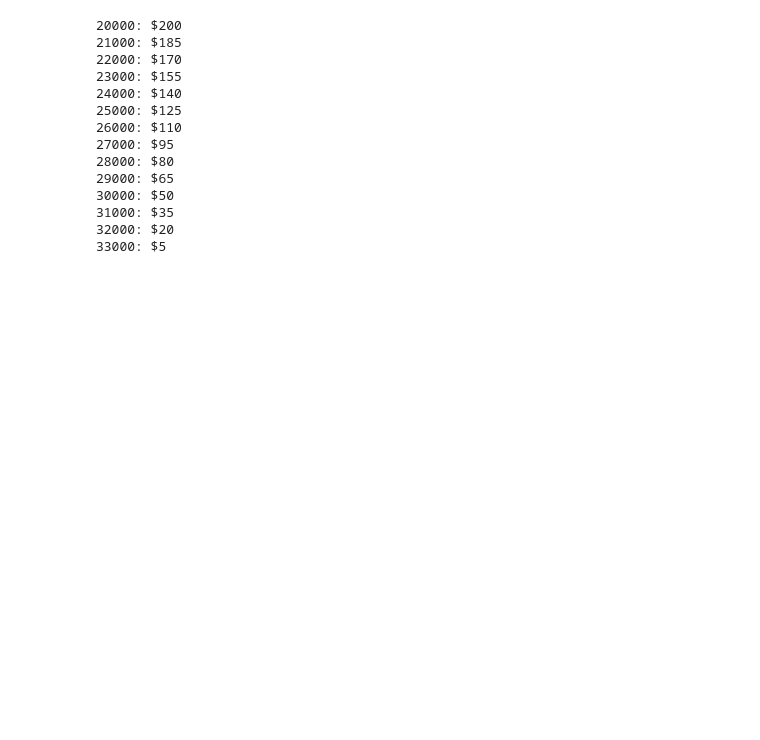
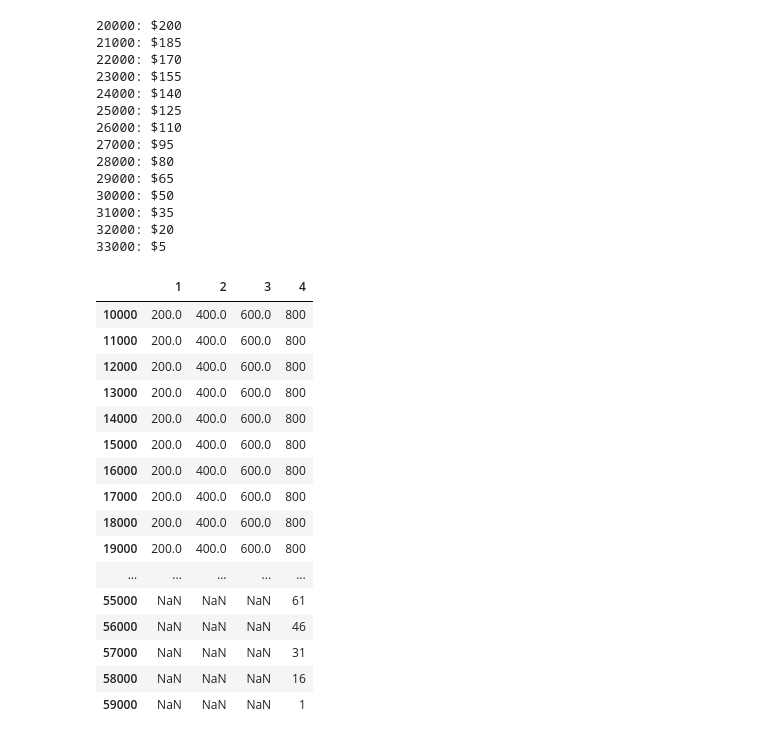
Before and after one commit to matthewstidham/food_stamp, a Jupyter notebook: food stamp policy.ipynb, the cells around one changed output. Drawn from its saved outputs; the diff is of its cells as text; code cells hidden in the pictures; blank space fills up the shorter version.

```diff
--- a/food stamp policy.ipynb
+++ b/food stamp policy.ipynb
@@ -67,3 +69,32 @@ for income in range(20,80):
 31000: $35
 32000: $20
 33000: $5
+# %%
+results = dict()
+for members in range(1,5):
+    results[members] = dict()
+    for income in range(10,80):
+        result = food_stamp_calculator(income=income*1000, family=members)
+        if result > 0:
+            results[members][income * 1000] = result
+# %%
+df = pd.DataFrame(results)
+df
+# %% [output]
+|  | 1 | 2 | 3 | 4 |
+| 10000 | 200.0 | 400.0 | 600.0 | 800 |
+| 11000 | 200.0 | 400.0 | 600.0 | 800 |
+| 12000 | 200.0 | 400.0 | 600.0 | 800 |
+| 13000 | 200.0 | 400.0 | 600.0 | 800 |
+| 14000 | 200.0 | 400.0 | 600.0 | 800 |
+| 15000 | 200.0 | 400.0 | 600.0 | 800 |
+| 16000 | 200.0 | 400.0 | 600.0 | 800 |
+| 17000 | 200.0 | 400.0 | 600.0 | 800 |
+| 18000 | 200.0 | 400.0 | 600.0 | 800 |
+| 19000 | 200.0 | 400.0 | 600.0 | 800 |
+| ... | ... | ... | ... | ... |
+| 55000 | NaN | NaN | NaN | 61 |
+| 56000 | NaN | NaN | NaN | 46 |
+| 57000 | NaN | NaN | NaN | 31 |
+| 58000 | NaN | NaN | NaN | 16 |
+| 59000 | NaN | NaN | NaN | 1 |
```
Also changed, not shown: parts of 6 cells of this notebook.
